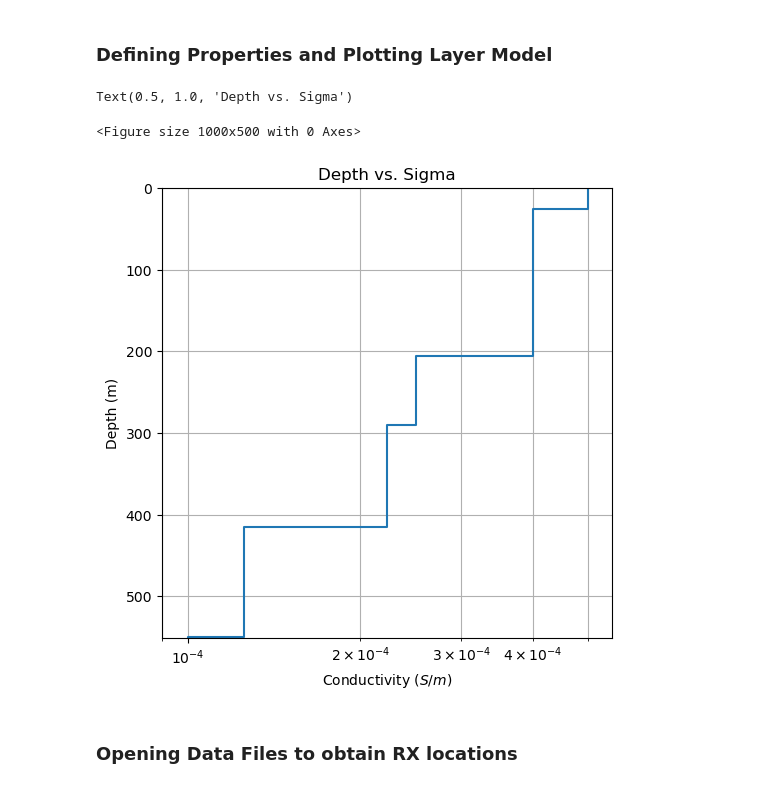
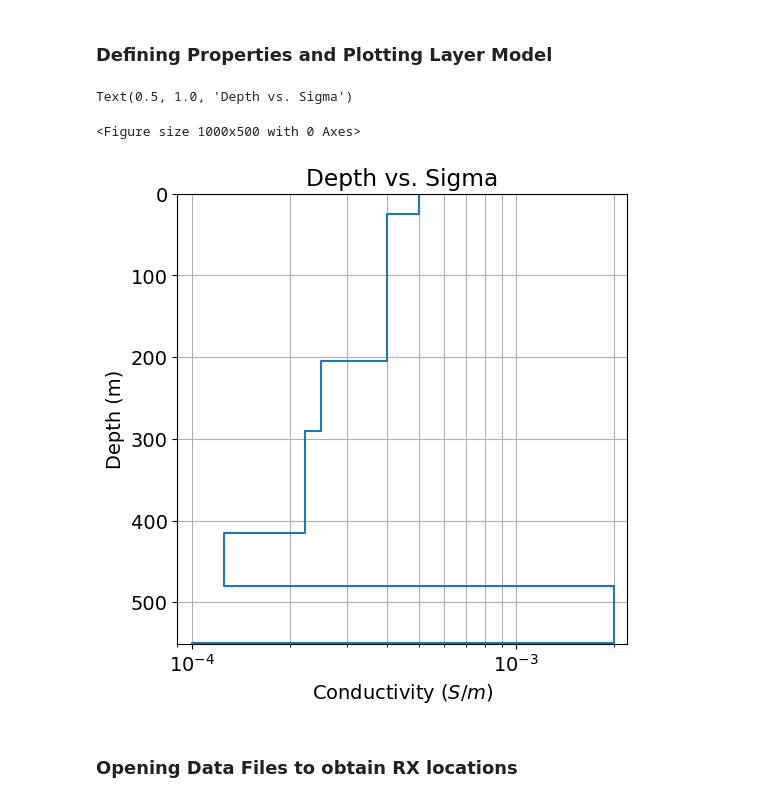
Before and after one commit to e-hdz130504/EOSC454-Inversion-Project-2026, a Jupyter notebook: FDEM_example.ipynb, the cells around one changed output. Drawn from its saved outputs; the diff is of its cells as text; code cells hidden in the pictures.

```diff
--- a/FDEM_example.ipynb
+++ b/FDEM_example.ipynb
@@ -33,20 +37,20 @@ from pymatsolver import Mumps
 ### Defining Properties and Plotting Layer Model
 # %%
 #Geological properties
-layer_thicknesses = np.array([25, 180, 85, 125, 135,1]) #Thicknesses were obtained from Tuncer, pg. 16
-sigma = 1/np.r_[2000.,2500., 4000., 4500.,8000,10000]# in S/m # Unknown resistivities/Conductivities had to be inferred Tuncer Fig. 3-17 borehole data
+layer_thicknesses = np.array([25, 180, 85, 125, 65,70,1]) #Thicknesses were obtained from Tuncer, pg. 16
+sigma = 1/np.r_[2000.,2500., 4000., 4500.,8000,500,10000]# in S/m # Unknown resistivities/Conductivities had to be inferred Tuncer Fig. 3-17 borehole data
 
 
 #Plotting 1D Layer Model for visualization
 fig = plt.figure(figsize=(10, 5))
 ax1 = plot_1d_layer_model(layer_thicknesses, sigma) # figure has base value at log plot
 ax1.grid(which="both")
 ax1.set_xlabel(r"Conductivity ($S/m$)")
 ax1.set_title('Depth vs. Sigma')
 # %% [output]
 Text(0.5, 1.0, 'Depth vs. Sigma')
 <Figure size 1000x500 with 0 Axes>
-[figure, old version]
+[figure, new version]
 # %% [markdown]
 ### Opening Data Files to obtain RX locations
 # %%
```
Also changed, not shown: parts of 9 cells of this notebook.
